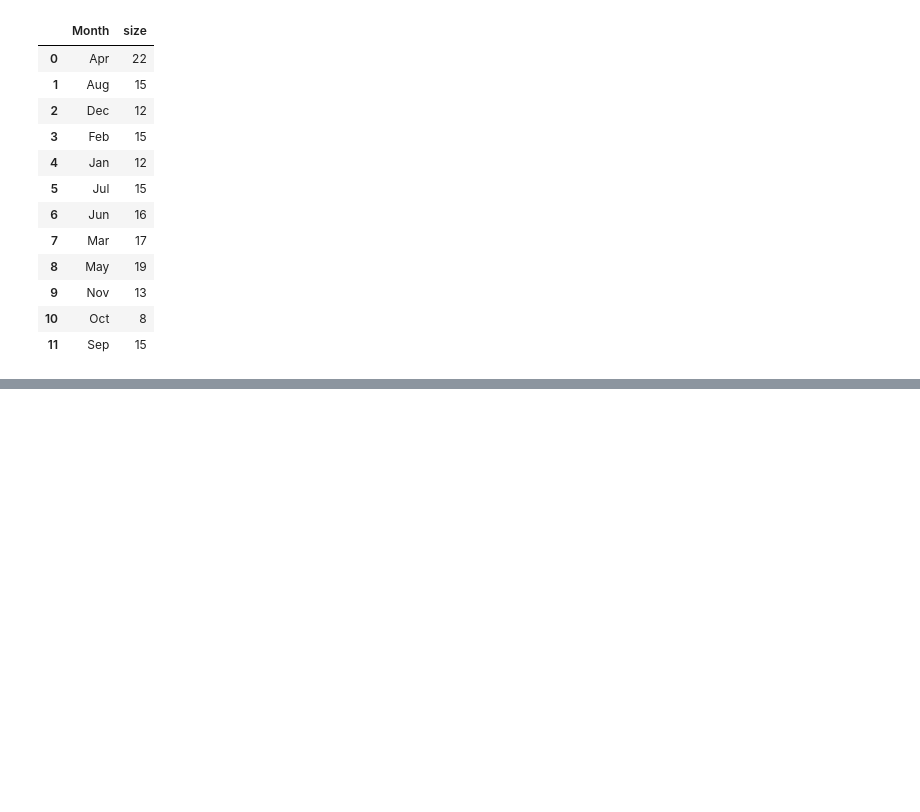
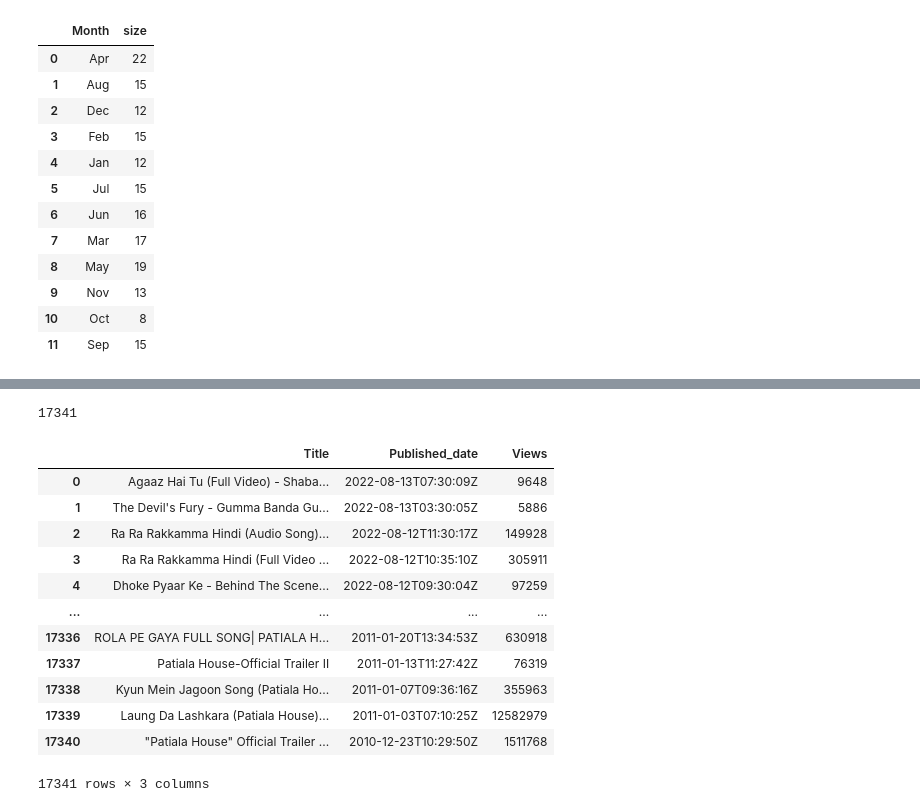
Before and after one commit to amitkedia007/YoutubeChannelAnalysis, a Jupyter notebook: YT-analysis project.ipynb, the cells around one changed output, grey strips where cells are left out. Drawn from its saved outputs; the diff is of its cells as text; code cells hidden in the pictures; blank space fills up the shorter version.

```diff
--- a/YT-analysis project.ipynb
+++ b/YT-analysis project.ipynb
@@ -263,0 +307,26 @@ video_data.to_csv('Video_Details(CarryMinati).csv')
+# %%
+video_ids = get_video_ids(youtube, playlist_id)
+# %%
+len(video_ids)
+# %% [output]
+17341
+# %%
+def get_video_details(youtube, video_ids):
+    all_video_stats = []
+
+    for i in range(0, len(video_ids), 50):
+        request = youtube.videos().list(
+                    part= 'snippet,statistics',
+                    id = ','.join(video_ids[i : i+50]))
+        response = request.execute()
+
+        for video in response['items']:
+            video_stats= dict( Title = video['snippet']['title'],
+                               Published_date = video['snippet']['publishedAt'],
+                               Views = video['statistics']['viewCount'],
+                               #likes = video['statistics']['likeCount'],
+                               #comments = video['statistics']['commentCount']
+                             )
+            all_video_stats.append(video_stats)
+
+    return all_video_stats
@@ -263,0 +337,16 @@ video_data.to_csv('Video_Details(CarryMinati).csv')
+# %%
+video_data
+# %% [output]
+|  | Title | Published_date | Views |
+| 0 | Agaaz Hai Tu (Full Video) - Shaba... | 2022-08-13T07:30:09Z | 9648 |
+| 1 | The Devil's Fury - Gumma Banda Gu... | 2022-08-13T03:30:05Z | 5886 |
+| 2 | Ra Ra Rakkamma Hindi (Audio Song)... | 2022-08-12T11:30:17Z | 149928 |
+| 3 | Ra Ra Rakkamma Hindi (Full Video ... | 2022-08-12T10:35:10Z | 305911 |
+| 4 | Dhoke Pyaar Ke - Behind The Scene... | 2022-08-12T09:30:04Z | 97259 |
+| ... | ... | ... | ... |
+| 17336 | ROLA PE GAYA FULL SONG| PATIALA H... | 2011-01-20T13:34:53Z | 630918 |
+| 17337 | Patiala House-Official Trailer II | 2011-01-13T11:27:42Z | 76319 |
+| 17338 | Kyun Mein Jagoon Song (Patiala Ho... | 2011-01-07T09:36:16Z | 355963 |
+| 17339 | Laung Da Lashkara (Patiala House)... | 2011-01-03T07:10:25Z | 12582979 |
+| 17340 | "Patiala House" Official Trailer ... | 2010-12-23T10:29:50Z | 1511768 |
+17341 rows × 3 columns
```
Also changed, not shown: parts of 28 cells of this notebook, 3 other files.
